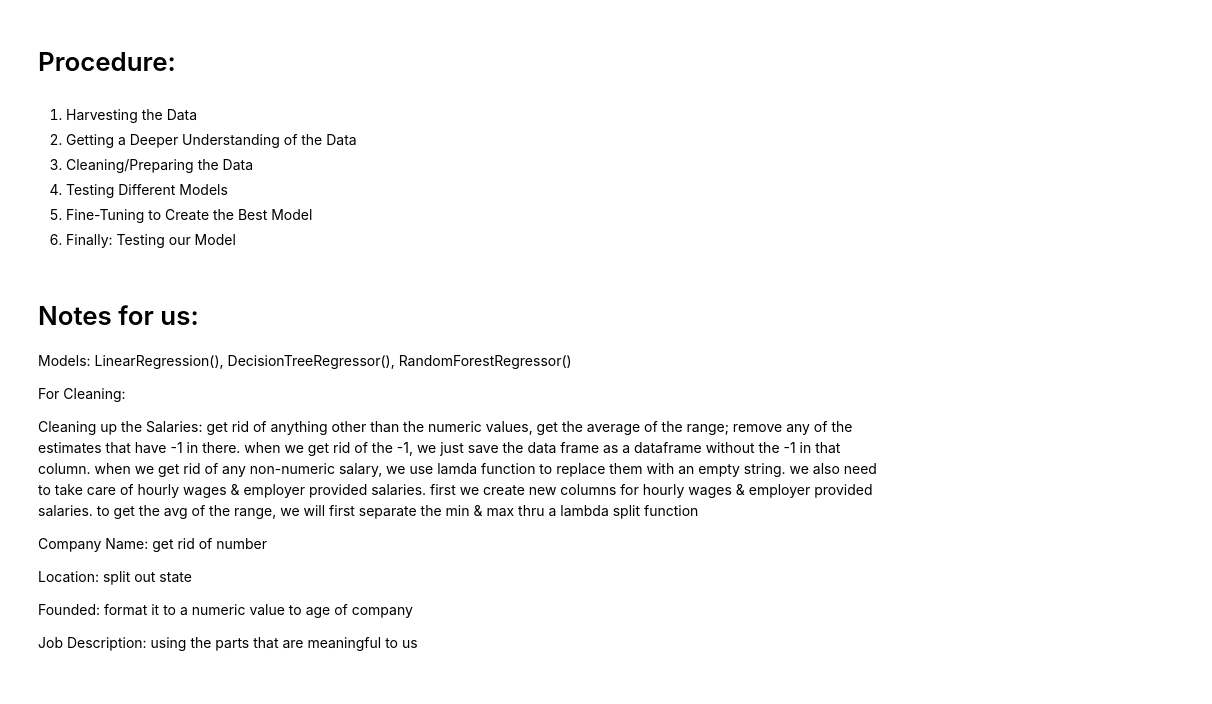
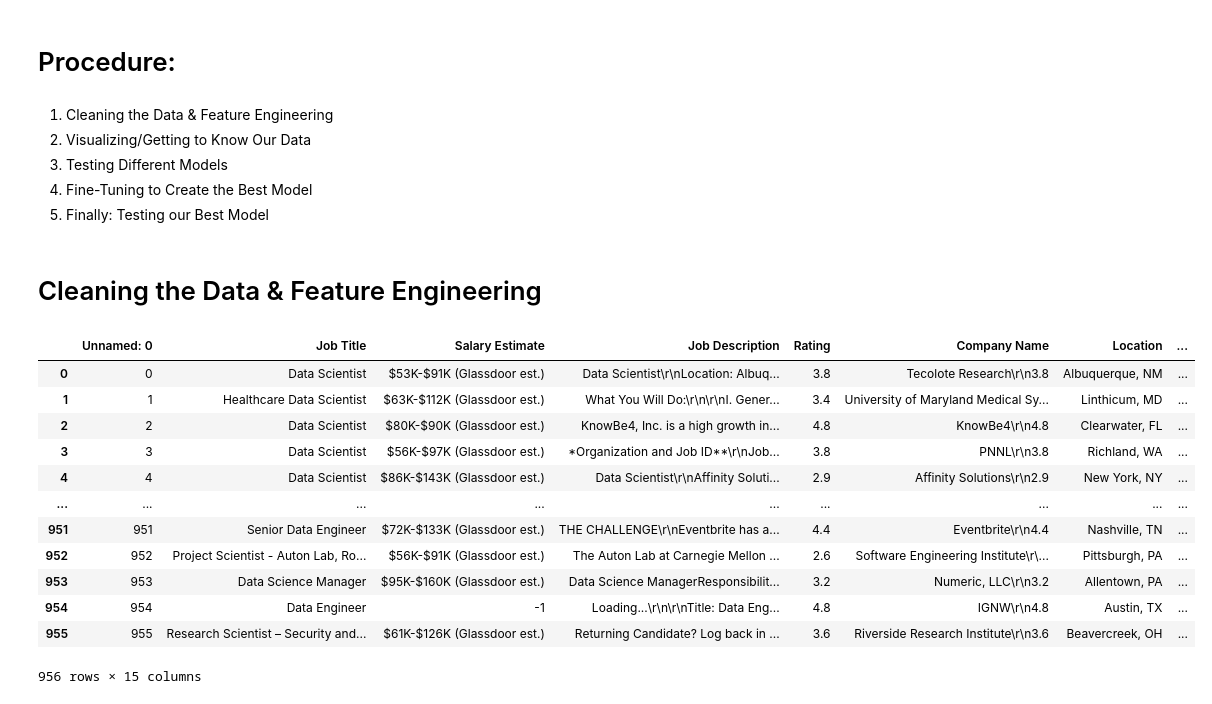
Before and after one commit to Aviost111/ds_project, a Jupyter notebook: GLASSDOOR SALARY PREDICTION PROJECT.ipynb, the cells around one changed output. Cells and saved outputs as stored; diff of their text form; code cells hidden in the pictures.

Commit message:
writing our project

```diff
--- a/GLASSDOOR SALARY PREDICTION PROJECT.ipynb
+++ b/GLASSDOOR SALARY PREDICTION PROJECT.ipynb
@@ -5,31 +5,34 @@ As our very first data science project, we have decided to dedicate it to the an
 # %% [markdown]
 # Procedure:
 # %% [markdown]
-1. Harvesting the Data
-2. Getting a Deeper Understanding of the Data
-3. Cleaning/Preparing the Data
-4. Testing Different Models
-5. Fine-Tuning to Create the Best Model
-6. Finally: Testing our Model
+1. Cleaning the Data & Feature Engineering
+2. Visualizing/Getting to Know Our Data
+3. Testing Different Models
+4. Fine-Tuning to Create the Best Model
+5. Finally: Testing our Best Model
-# %% [markdown]
-# Notes for us:
-Models: LinearRegression(), DecisionTreeRegressor(), RandomForestRegressor()
-
-For Cleaning:
-
-Cleaning up the Salaries:
-get rid of anything other than the numeric values, get the average of the range; remove any of the estimates that have -1
-in there. when we get rid of the -1, we just save the data frame as a dataframe without the -1 in that column.
-when we get rid of any non-numeric salary, we use lamda function to replace them with an empty string.
-we also need to take care of hourly wages & employer provided salaries.
-first we create new columns for hourly wages & employer provided salaries.
-to get the avg of the range, we will first separate the min & max thru a lambda split function
-
-
-Company Name: get rid of number
-
-Location: split out state
-
-Founded: format it to a numeric value to age of company
-
-Job Description: using the parts that are meaningful to us
+# %% [markdown]
+# Cleaning the Data & Feature Engineering
+# %%
+# First, let's import the necessary tools to proceed and load our datatset
+
+import pandas as pd
+
+df = pd.read_csv('dataset_glassdoor-jobs-scraper_2022-02-04.csv')
+# %%
+# Let's take a look at our data, shall we?
+
+df
+# %% [output]
+|  | Unnamed: 0 | Job Title | Salary Estimate | Job Description | Rating | Company Name | Location | ... |
+| 0 | 0 | Data Scientist | $53K-$91K (Glassdoor est.) | Data Scientist\r\nLocation: Albuq... | 3.8 | Tecolote Research\r\n3.8 | Albuquerque, NM | ... |
+| 1 | 1 | Healthcare Data Scientist | $63K-$112K (Glassdoor est.) | What You Will Do:\r\n\r\nI. Gener... | 3.4 | University of Maryland Medical Sy... | Linthicum, MD | ... |
+| 2 | 2 | Data Scientist | $80K-$90K (Glassdoor est.) | KnowBe4, Inc. is a high growth in... | 4.8 | KnowBe4\r\n4.8 | Clearwater, FL | ... |
+| 3 | 3 | Data Scientist | $56K-$97K (Glassdoor est.) | *Organization and Job ID**\r\nJob... | 3.8 | PNNL\r\n3.8 | Richland, WA | ... |
+| 4 | 4 | Data Scientist | $86K-$143K (Glassdoor est.) | Data Scientist\r\nAffinity Soluti... | 2.9 | Affinity Solutions\r\n2.9 | New York, NY | ... |
+| ... | ... | ... | ... | ... | ... | ... | ... | ... |
+| 951 | 951 | Senior Data Engineer | $72K-$133K (Glassdoor est.) | THE CHALLENGE\r\nEventbrite has a... | 4.4 | Eventbrite\r\n4.4 | Nashville, TN | ... |
+| 952 | 952 | Project Scientist - Auton Lab, Ro... | $56K-$91K (Glassdoor est.) | The Auton Lab at Carnegie Mellon ... | 2.6 | Software Engineering Institute\r\... | Pittsburgh, PA | ... |
+| 953 | 953 | Data Science Manager | $95K-$160K (Glassdoor est.) | Data Science ManagerResponsibilit... | 3.2 | Numeric, LLC\r\n3.2 | Allentown, PA | ... |
+| 954 | 954 | Data Engineer | -1 | Loading...\r\n\r\nTitle: Data Eng... | 4.8 | IGNW\r\n4.8 | Austin, TX | ... |
+| 955 | 955 | Research Scientist – Security and... | $61K-$126K (Glassdoor est.) | Returning Candidate? Log back in ... | 3.6 | Riverside Research Institute\r\n3.6 | Beavercreek, OH | ... |
+956 rows × 15 columns
```
Also changed, not shown: parts of 22 cells of this notebook, 2 other files.
